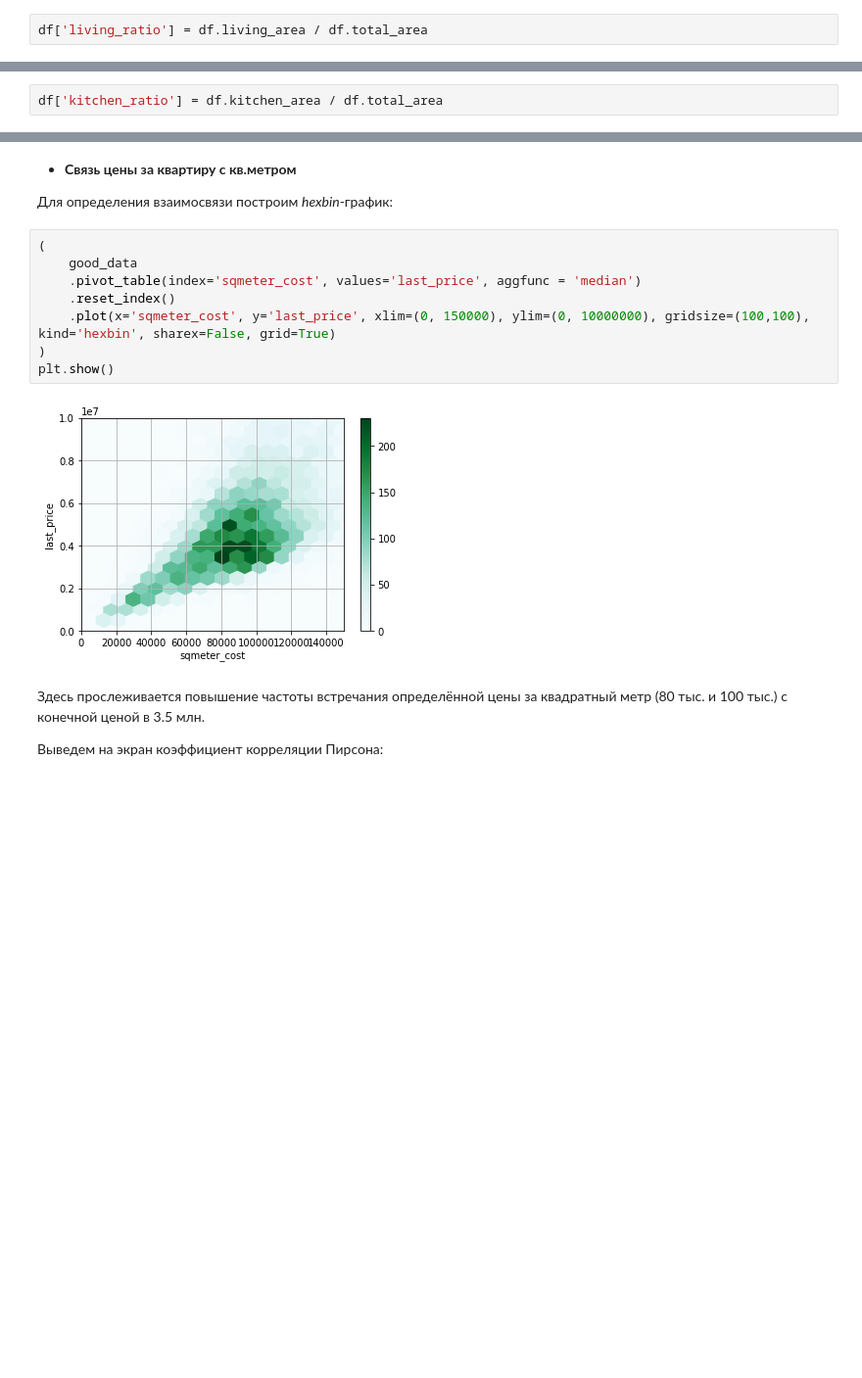
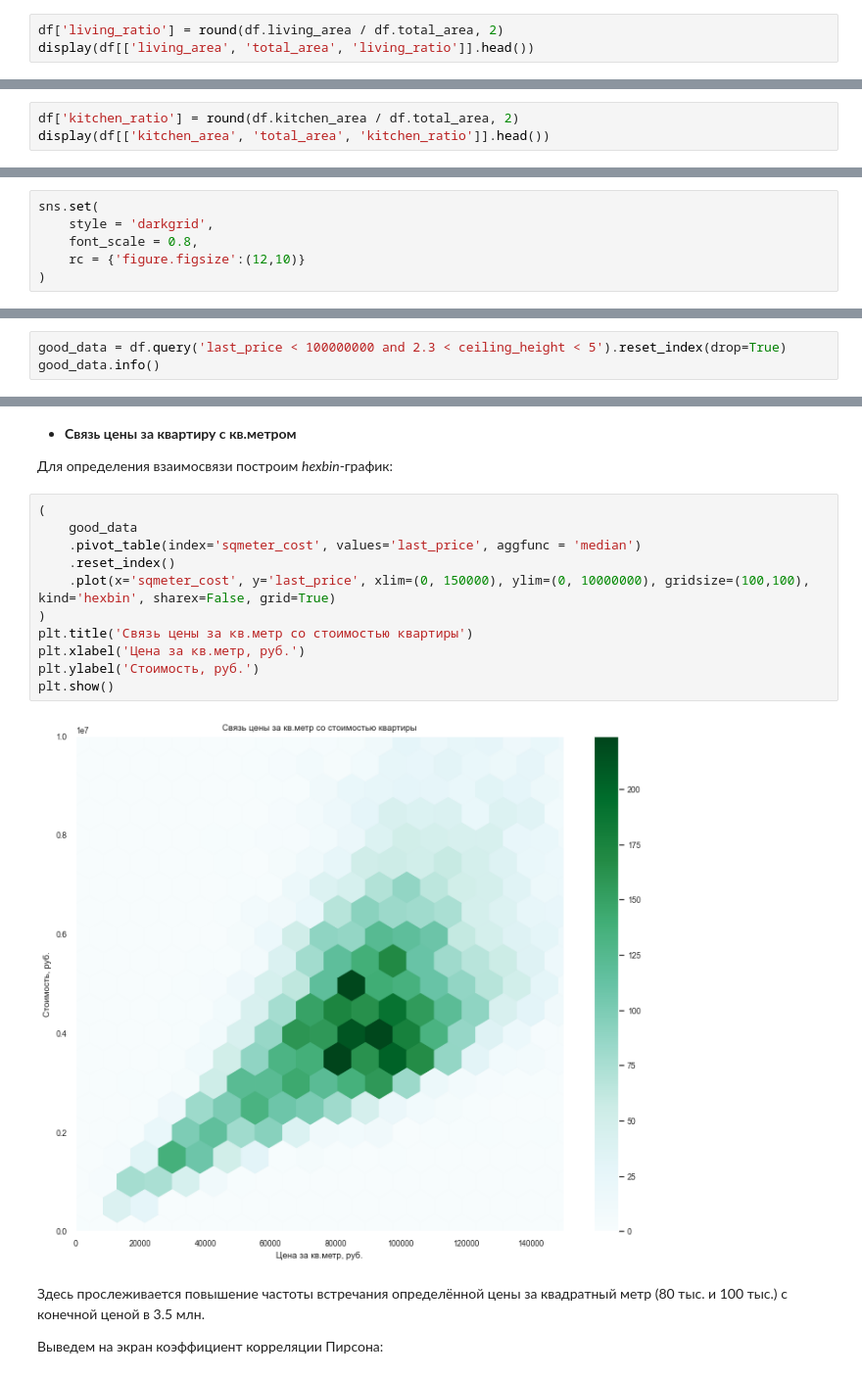
Before and after one commit to FreckleFoxMitch/Yandex_projects_DA, a Jupyter notebook: 3. Анализ рынка недвижимости Санкт-Петербурга/3.real_estate.ipynb, the cells around one changed output, grey strips where cells are left out. Shown at 98% size. Saved outputs shown, nothing was run; the diff lists cells and outputs as text; blank space fills up the shorter version.

```diff
--- a/3. Анализ рынка недвижимости Санкт-Петербурга/3.real_estate.ipynb
+++ b/3. Анализ рынка недвижимости Санкт-Петербурга/3.real_estate.ipynb
@@ -510,4 +553,5 @@ df[['floor', 'floors_total', 'group_floor']].head(20)
 
 Рассчитаем и добавим в таблицу отношение жилой площади к общей. Столбец назовём `living_ratio`:
 # %%
-df['living_ratio'] = df.living_area / df.total_area
+df['living_ratio'] = round(df.living_area / df.total_area, 2)
+display(df[['living_area', 'total_area', 'living_ratio']].head())
@@ -527,4 +567,5 @@ df[['living_area', 'total_area', 'living_ratio']].head()
 
 Рассчитаем и добавим в таблицу отношение площади кухни к общей. Столбец назовём `kitchen_ratio`:
 # %%
-df['kitchen_ratio'] = df.kitchen_area / df.total_area
+df['kitchen_ratio'] = round(df.kitchen_area / df.total_area, 2)
+display(df[['kitchen_area', 'total_area', 'kitchen_ratio']].head())
@@ -694,0 +636,6 @@ plt.show()
+# %%
+sns.set(
+    style = 'darkgrid',
+    font_scale = 0.8,
+    rc = {'figure.figsize':(12,10)}
+)
@@ -907,0 +1000,3 @@ memory usage: 4.7+ MB
+# %%
+good_data = df.query('last_price < 100000000 and 2.3 < ceiling_height < 5').reset_index(drop=True)
+good_data.info()
@@ -912,13 +1033,16 @@ memory usage: 4.7+ MB
 # %%
 (
     good_data
     .pivot_table(index='sqmeter_cost', values='last_price', aggfunc = 'median')
     .reset_index()
     .plot(x='sqmeter_cost', y='last_price', xlim=(0, 150000), ylim=(0, 10000000), gridsize=(100,100), kind='hexbin', sharex=False, grid=True)
 )
+plt.title('Связь цены за кв.метр со стоимостью квартиры')
+plt.xlabel('Цена за кв.метр, руб.')
+plt.ylabel('Стоимость, руб.')
 plt.show()
 # %% [output]
-[figure, old version]
+[figure, new version]
 # %% [markdown]
 Здесь прослеживается повышение частоты встречания определённой цены за квадратный метр (80 тыс. и 100 тыс.) с конечной ценой в 3.5 млн.
 
```
Also changed, not shown: parts of 264 cells of this notebook.
